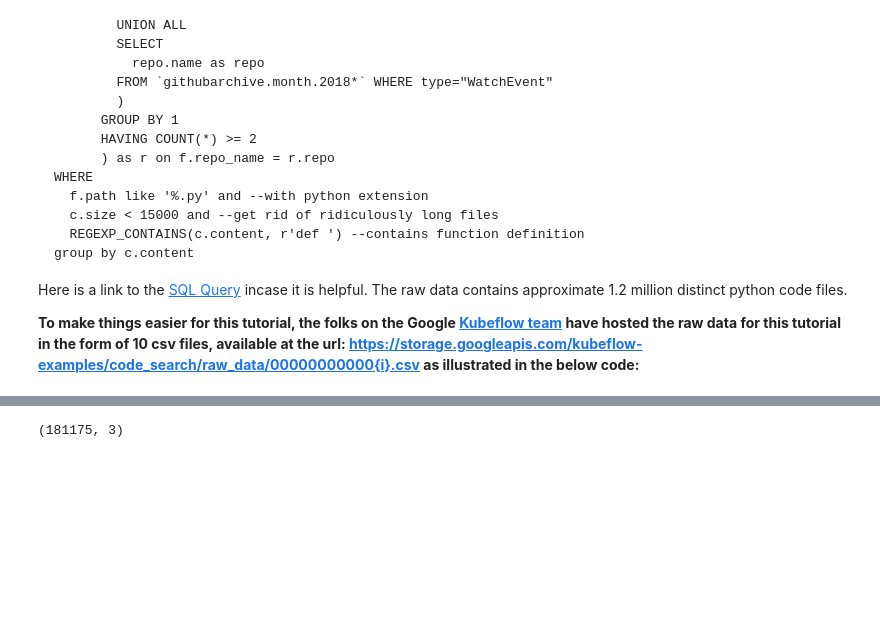
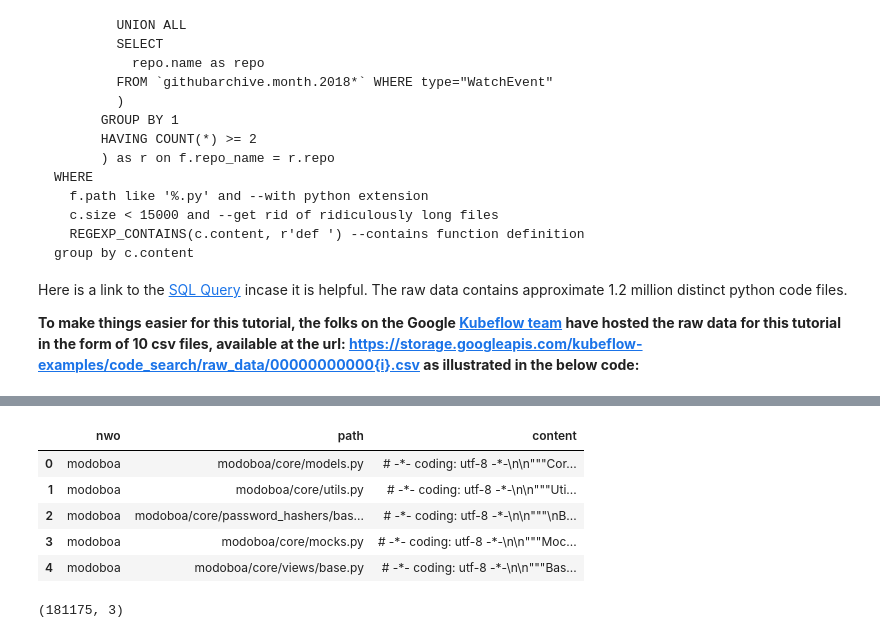
Before and after one commit to maoyutao/baseline, a Jupyter notebook: 1 - PreprocessData.ipynb, the cells around one changed output, grey strips where cells are left out. Drawn from its saved outputs; the diff is of its cells as text; code cells hidden in the pictures; blank space fills up the shorter version.

```diff
--- a/1 - PreprocessData.ipynb
+++ b/1 - PreprocessData.ipynb
@@ -67,7 +66,7 @@ Here is a link to the [SQL Query](https://bigquery.cloud.google.com/savedquery/5
 # Read the data into a pandas dataframe, and parse out some meta-data
 
 # df = pd.read_pickle('py0.pkl')
-df = pd.concat([pd.read_pickle(f'py{i}.pkl') for i in range (5)])
+df = pd.concat([pd.read_pickle(f'../py{i}.pkl') for i in range (5)])
 # df = pd.read_csv(f'01.csv')
 
 df['nwo'] = df['repo_path'].apply(lambda r: r.split()[0])
@@ -81,3 +78,9 @@ Wall time: 4.96 s
+|  | nwo | path | content |
+| 0 | modoboa | modoboa/core/models.py | # -*- coding: utf-8 -*-\n\n"""Cor... |
+| 1 | modoboa | modoboa/core/utils.py | # -*- coding: utf-8 -*-\n\n"""Uti... |
+| 2 | modoboa | modoboa/core/password_hashers/bas... | # -*- coding: utf-8 -*-\n\n"""\nB... |
+| 3 | modoboa | modoboa/core/mocks.py | # -*- coding: utf-8 -*-\n\n"""Moc... |
+| 4 | modoboa | modoboa/core/views/base.py | # -*- coding: utf-8 -*-\n\n"""Bas... |
 # %%
 # Inspect shape of the raw data
 df.shape
```
Also changed, not shown: parts of 32 cells of this notebook.
